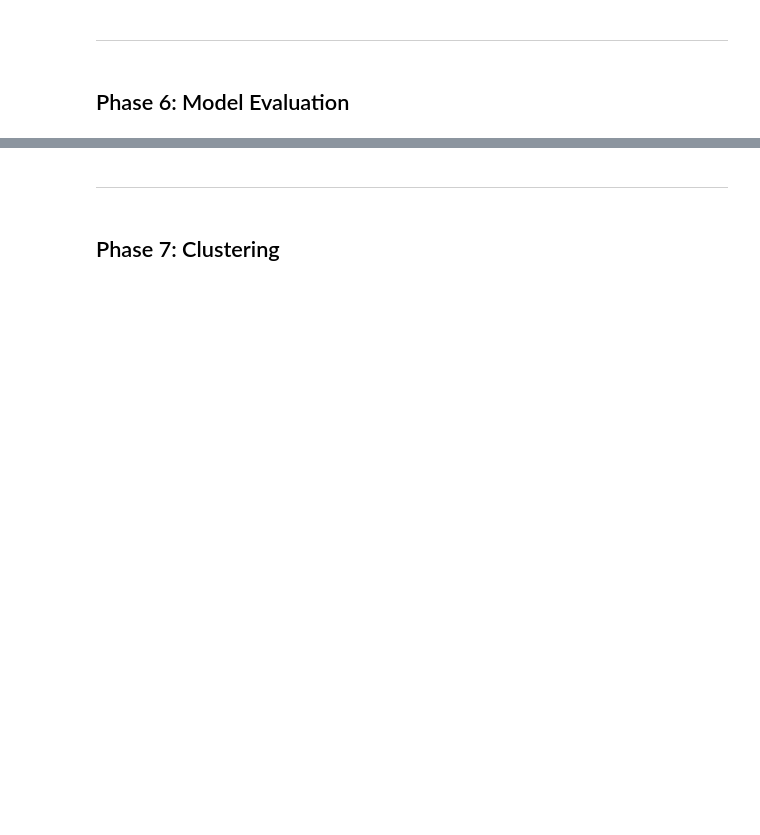
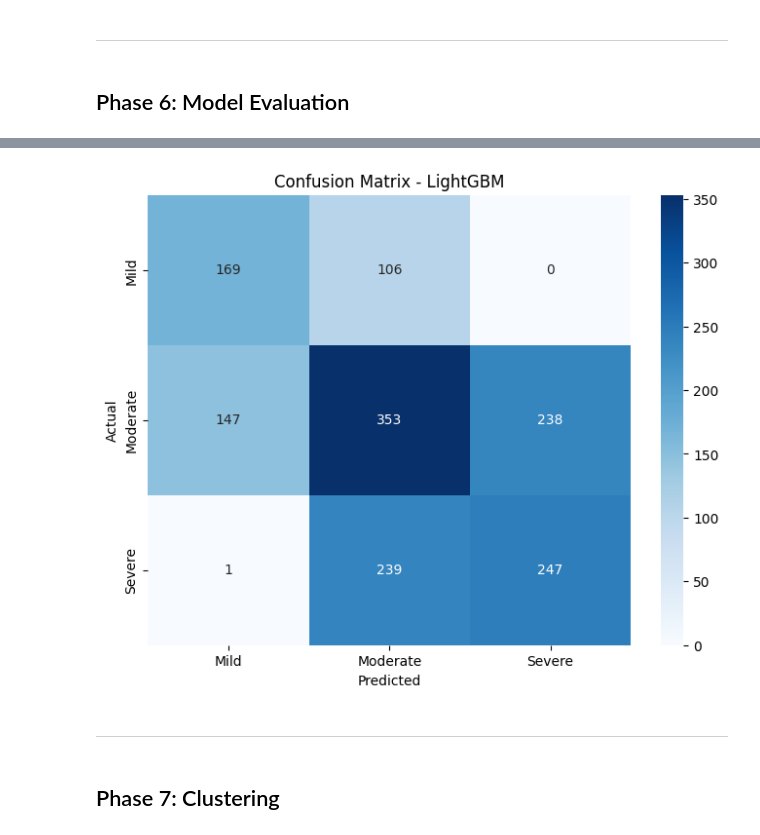
Before and after one commit to shamy-b/Smartphone-Addiction-Behavioral-Analysis, a Jupyter notebook: notebooks/analysis.ipynb, the cells around one changed output, grey strips where cells are left out. Cells and saved outputs as stored; diff of their text form; code cells hidden in the pictures; blank space fills up the shorter version.

```diff
--- a/notebooks/analysis.ipynb
+++ b/notebooks/analysis.ipynb
@@ -43,4 +149,12 @@ scaler = RobustScaler()num_features = ['age', 'daily_screen_time_hours', 'social
 # %% [markdown]
 ## Phase 5: Predictive Modeling
 # %%
-features = ['age', 'daily_screen_time_hours', 'social_media_hours', 'gaming_hours',            'work_study_hours', 'sleep_hours', 'notifications_per_day', 'app_opens_per_day',            'weekend_screen_time', 'stress_level_enc', 'academic_work_impact_enc',            'gaming_ratio', 'social_ratio', 'weekend_vs_weekday_ratio',            'gender_Male']X = df[features]y = df['addiction_level_enc']X_train, X_test, y_train, y_test = train_test_split(X, y, test_size=0.2, random_state=42, stratify=y)print(f'Train: {X_train.shape}, Test: {X_test.shape}')
+features = ['age', 'daily_screen_time_hours', 'social_media_hours', 'gaming_hours',
+            'work_study_hours', 'sleep_hours', 'notifications_per_day', 'app_opens_per_day',
+            'weekend_screen_time', 'stress_level_enc', 'academic_work_impact_enc',
+            'gaming_ratio', 'social_ratio', 'weekend_vs_weekday_ratio',
+            'gender_Male']
+X = df[features]
+y = df['addiction_level_enc']
+X_train, X_test, y_train, y_test = train_test_split(X, y, test_size=0.2, random_state=42, stratify=y)
+print(f'Train: {X_train.shape}, Test: {X_test.shape}')
@@ -47,2 +163,18 @@ features = ['age', 'daily_screen_time_hours', 'social_media_hours', 'gaming_hour
 # %%
-models = {    'LogisticRegression': LogisticRegression(max_iter=1000, random_state=42),    'RandomForest': RandomForestClassifier(n_estimators=100, random_state=42),    'XGBoost': xgb.XGBClassifier(n_estimators=100, random_state=42, use_label_encoder=False, eval_metric='mlogloss', verbosity=0),    'LightGBM': lgb.LGBMClassifier(n_estimators=100, random_state=42, verbose=-1)}results = {}for name, model in models.items():    model.fit(X_train, y_train)    y_pred = model.predict(X_test)    results[name] = {        'accuracy': accuracy_score(y_test, y_pred),        'f1_macro': f1_score(y_test, y_pred, average='macro'),        'precision': precision_score(y_test, y_pred, average='macro'),        'recall': recall_score(y_test, y_pred, average='macro')    }    print(f'{name}: Accuracy={results[name]["accuracy"]:.4f}, F1={results[name]["f1_macro"]:.4f}')
+models = {
+    'LogisticRegression': LogisticRegression(max_iter=1000, random_state=42),
+    'RandomForest': RandomForestClassifier(n_estimators=100, random_state=42),
+    'XGBoost': xgb.XGBClassifier(n_estimators=100, random_state=42, use_label_encoder=False, eval_metric='mlogloss', verbosity=0),
+    'LightGBM': lgb.LGBMClassifier(n_estimators=100, random_state=42, verbose=-1)
+}
+results = {}
+for name, model in models.items():
+    model.fit(X_train, y_train)
+    y_pred = model.predict(X_test)
+    results[name] = {
+        'accuracy': accuracy_score(y_test, y_pred),
+        'f1_macro': f1_score(y_test, y_pred, average='macro'),
+        'precision': precision_score(y_test, y_pred, average='macro'),
+        'recall': recall_score(y_test, y_pred, average='macro')
+    }
+    print(f'{name}: Accuracy={results[name]["accuracy"]:.4f}, F1={results[name]["f1_macro"]:.4f}')
@@ -51,4 +188,6 @@ models = {    'LogisticRegression': LogisticRegression(max_iter=1000, random_sta
 # %% [markdown]
 ## Phase 6: Model Evaluation
 # %%
-best_model_name = max(results, key=lambda x: results[x]['f1_macro'])print(f'Best Model: {best_model_name}')best_model = models[best_model_name]
+best_model_name = max(results, key=lambda x: results[x]['f1_macro'])
+print(f'Best Model: {best_model_name}')
+best_model = models[best_model_name]
@@ -55,2 +196,3 @@ best_model_name = max(results, key=lambda x: results[x]['f1_macro'])print(f'Best
 # %%
-y_pred = best_model.predict(X_test)print(classification_report(y_test, y_pred, target_names=['Mild', 'Moderate', 'Severe']))
+y_pred = best_model.predict(X_test)
+print(classification_report(y_test, y_pred, target_names=['Mild', 'Moderate', 'Severe']))
@@ -57,5 +209,14 @@ y_pred = best_model.predict(X_test)print(classification_report(y_test, y_pred, t
 # %%
-plt.figure(figsize=(8, 6))sns.heatmap(confusion_matrix(y_test, y_pred), annot=True, fmt='d', cmap='Blues',            xticklabels=['Mild', 'Moderate', 'Severe'],            yticklabels=['Mild', 'Moderate', 'Severe'])plt.title(f'Confusion Matrix - {best_model_name}')plt.xlabel('Predicted')plt.ylabel('Actual')plt.show()
+plt.figure(figsize=(8, 6))
+sns.heatmap(confusion_matrix(y_test, y_pred), annot=True, fmt='d', cmap='Blues',
+            xticklabels=['Mild', 'Moderate', 'Severe'],
+            yticklabels=['Mild', 'Moderate', 'Severe'])
+plt.title(f'Confusion Matrix - {best_model_name}')
+plt.xlabel('Predicted')
+plt.ylabel('Actual')
+plt.show()
+# %% [output]
+[figure, added]
 # %% [markdown]
 ---
 # %% [markdown]
```
Also changed, not shown: parts of 19 cells of this notebook.
